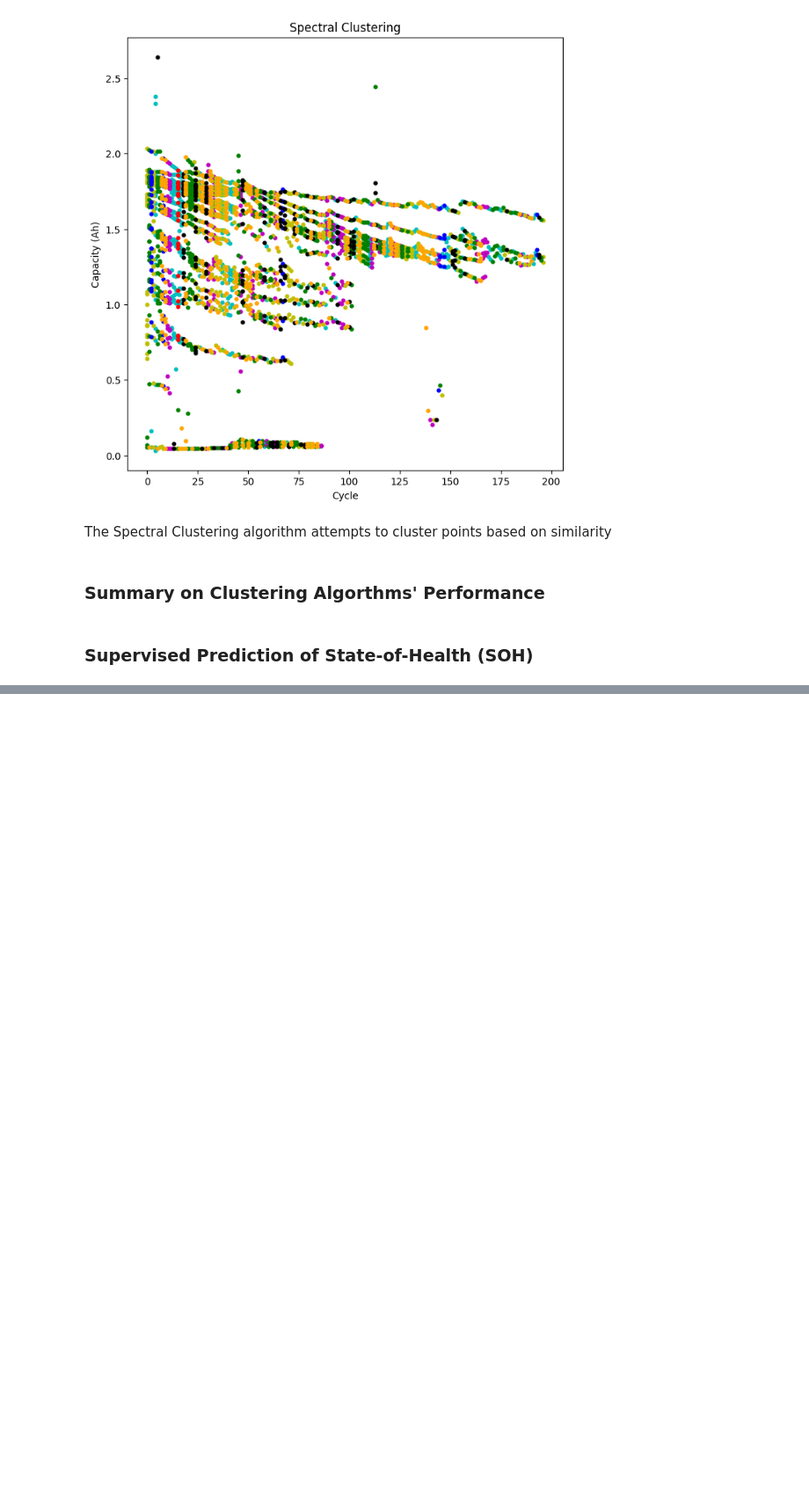
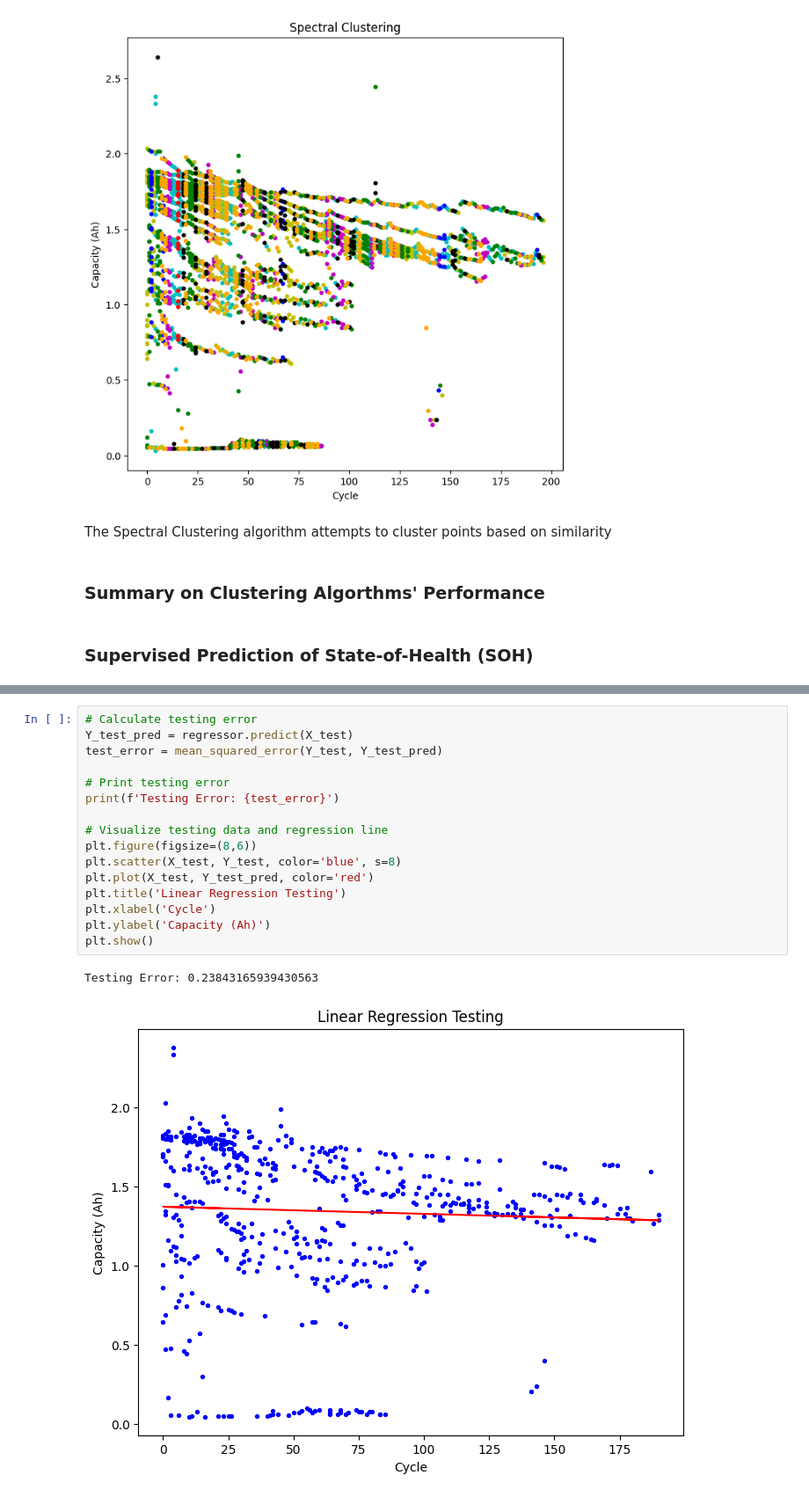
Before and after one commit to MKMiyagi/COGS_118B, a Jupyter notebook: Final_Project.ipynb, the cells around one changed output, grey strips where cells are left out. Shown at 88% size. Cells and saved outputs as stored; diff of their text form; blank space fills up the shorter version.

```diff
--- a/Final_Project.ipynb
+++ b/Final_Project.ipynb
@@ -773,0 +812,19 @@ The Spectral Clustering algorithm attempts to cluster points based on similarity
+# %%
+# Calculate testing error
+Y_test_pred = regressor.predict(X_test)
+test_error = mean_squared_error(Y_test, Y_test_pred)
+
+# Print testing error
+print(f'Testing Error: {test_error}')
+
+# Visualize testing data and regression line
+plt.figure(figsize=(8,6))
+plt.scatter(X_test, Y_test, color='blue', s=8)
+plt.plot(X_test, Y_test_pred, color='red')
+plt.title('Linear Regression Testing')
+plt.xlabel('Cycle')
+plt.ylabel('Capacity (Ah)')
+plt.show()
+# %% [output]
+Testing Error: 0.23843165939430563
+[figure, added]
```
Also changed, not shown: parts of 3 cells of this notebook.
